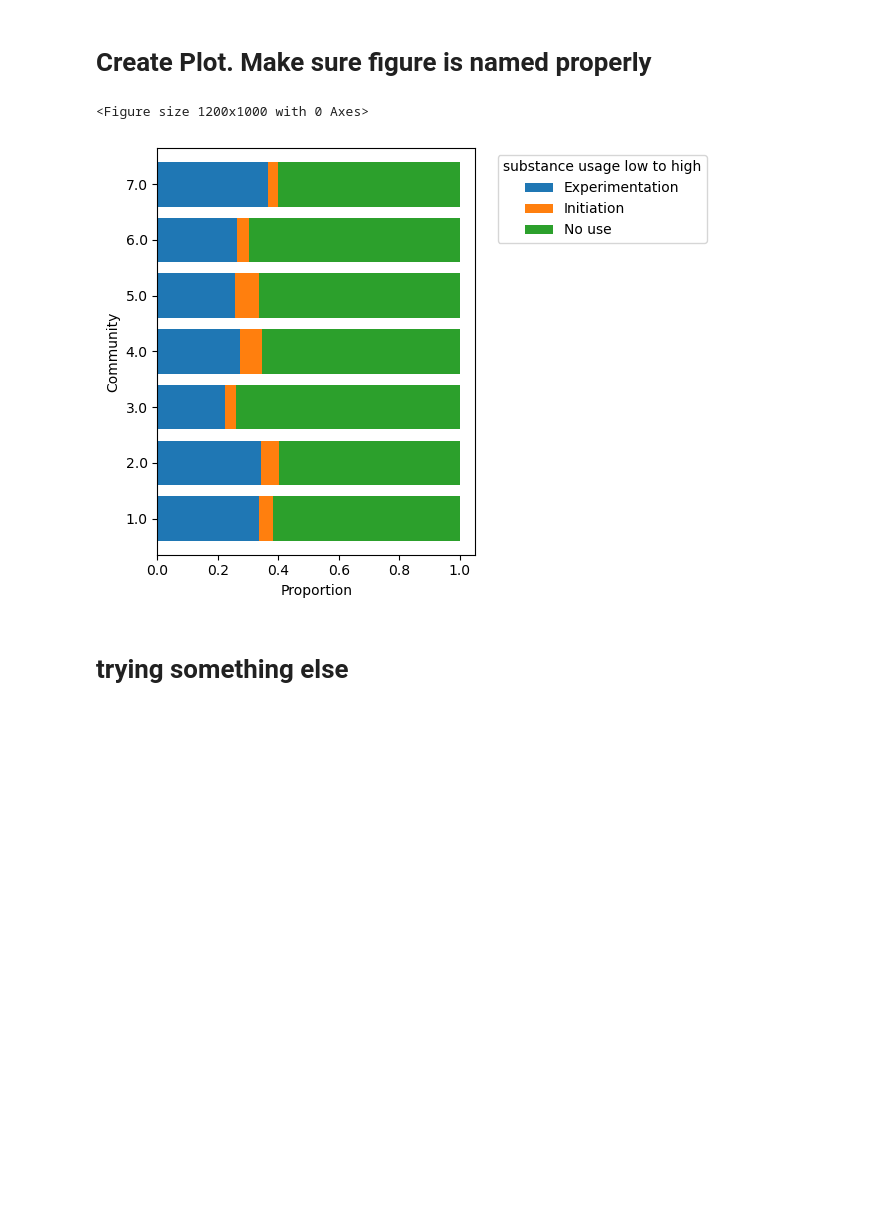
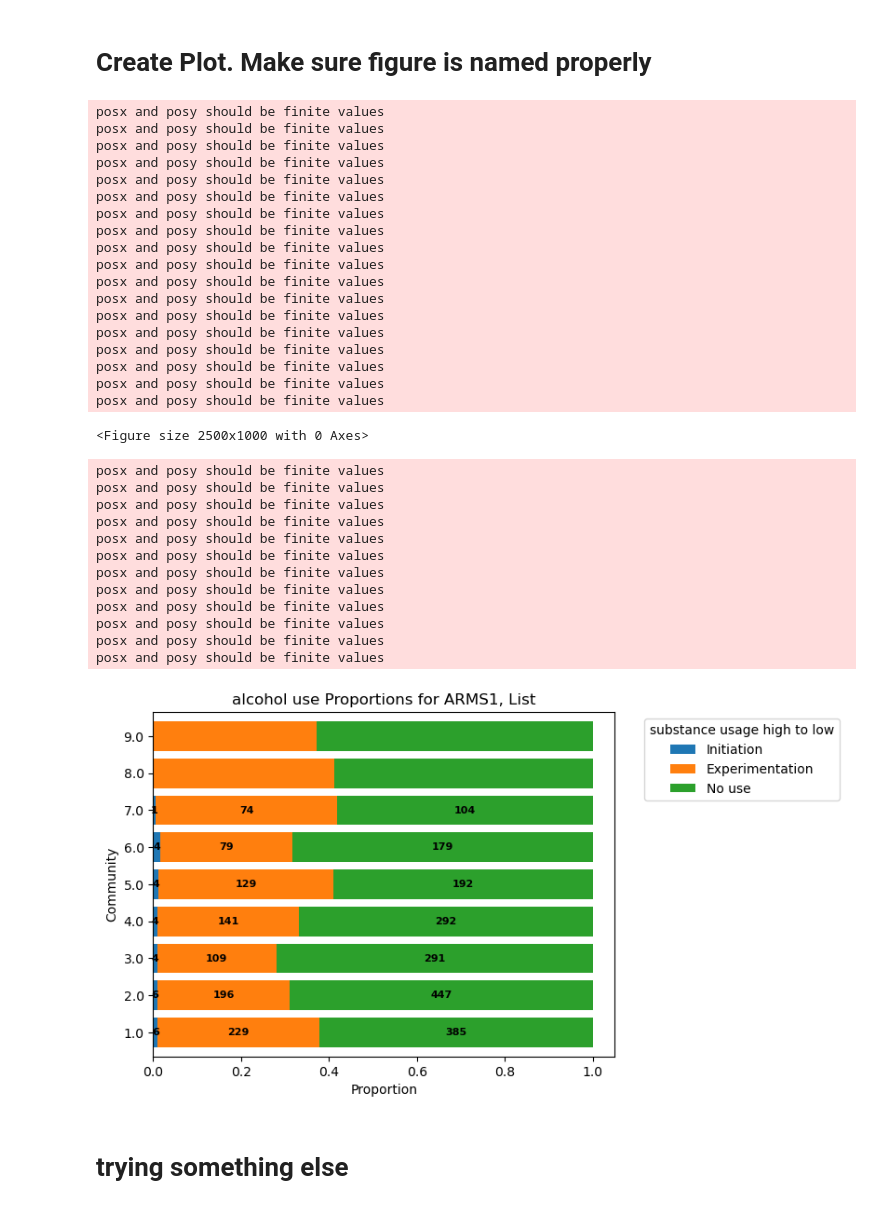
Before and after one commit to lundq163/FRF_results_viz, a Jupyter notebook: substance_use_work/substance_use_horiz_label_fig.ipynb, the cells around one changed output. Saved outputs shown, nothing was run; the diff lists cells and outputs as text; code cells hidden in the pictures; blank space fills up the shorter version.

Commit message:
substance use eda updates

```diff
--- a/substance_use_work/substance_use_horiz_label_fig.ipynb
+++ b/substance_use_work/substance_use_horiz_label_fig.ipynb
@@ -134,5 +136,5 @@ sui_df
 # %%
-merged_use_df = filtered_data_arms2.merge(sui_df, on='subject_id', how='outer')
+merged_use_df = filtered_data_arms1.merge(sui_df, on='subject_id', how='outer')
 merged_use_df
 # %% [output]
 |  | subject_id | community | eventname | alcohol_use_type | nicotine_use_type | cannabis_use_type | ... |
@@ -257,6 +261,6 @@ Name: count, dtype: int64
 # %%
-usage_type = 'any_use_type'
-#usage_type = 'alcohol_use_type'
+#usage_type = 'any_use_type'
+usage_type = 'alcohol_use_type'
 #usage_type = 'nicotine_use_type'
 #usage_type = 'cannabis_use_type'
 #usage_type = 'other_use_type'
@@ -318,5 +322,8 @@ use_df_counts
 #pivot the data to prepare it for visualization
 df_pivot = use_df_counts.pivot(index='community', columns=usage_type, values='proportion')
 df_pivot = df_pivot.sort_index()
+#cols = df_pivot.columns.tolist()
+cols = ["Initiation", "Experimentation", "No use"]
+df_pivot = df_pivot[cols]
 df_pivot
 # %% [output]
@@ -559,32 +568,75 @@ def aggregate_summary_data(summary_data):
 # %%
 #plot the horizontal bar chart of the adhd label proportion data
 
 #create the horizontal stacked bar chart
-plt.figure(figsize=(12, 10))
+plt.figure(figsize=(25, 10))
 ax = df_pivot.plot(kind='barh', stacked=True, width=0.8)
 
 #customize the plot
-#plt.title('ADHD Label Proportion for ARMS1, List')
+plt.title('alcohol use Proportions for ARMS1, List')
 plt.xlabel('Proportion')
 plt.ylabel('Community')
 
 #remove the legend from its current position
 plt.legend().remove()
 
 #add a legend to the right of the plot
-plt.legend(title='substance usage low to high', bbox_to_anchor=(1.05, 1), loc='upper left')
+plt.legend(title='substance usage high to low', bbox_to_anchor=(1.05, 1), loc='upper left')
+
+#adding in counts info
+count_data = use_df_counts.pivot(index='community', columns='alcohol_use_type', values='count').fillna(0)
+
+# Add count annotations on top of each segment in the bar
+for i, community in enumerate(df_pivot.index):
+    cumulative = 0
+    for j, col in enumerate(df_pivot.columns):
+        value = df_pivot.iloc[i, j]
+        count = count_data.loc[community, col] if community in count_data.index and col in count_data.columns else 0
+        middle = cumulative + value / 2
+        ax.text(middle, i, f'{int(count)}', va='center', ha='center', fontweight='bold', fontsize=8)
+        cumulative += value
 
 #add percentage labels on the bars
 #for c in ax.containers:
 #    ax.bar_label(c, fmt='%.2f%%', label_type='center')
 
 #adjust layout and display the plot
-plt.tight_layout()
-#plt.savefig('./list_adhd_proportions_arms1data_remake.png', dpi=300, bbox_inches='tight')
+#plt.tight_layout()
+plt.savefig('/home/faird/lundq163/projects/FRF_results_viz/substance_use_work/list_alc_use_proportions_arms1data_horzbar.png', dpi=300, bbox_inches='tight')
 plt.show()
 # %% [output]
-<Figure size 1200x1000 with 0 Axes>
+posx and posy should be finite values
+posx and posy should be finite values
+posx and posy should be finite values
+posx and posy should be finite values
+posx and posy should be finite values
+posx and posy should be finite values
+posx and posy should be finite values
+posx and posy should be finite values
+posx and posy should be finite values
+posx and posy should be finite values
+posx and posy should be finite values
+posx and posy should be finite values
+posx and posy should be finite values
+posx and posy should be finite values
+posx and posy should be finite values
+posx and posy should be finite values
+posx and posy should be finite values
+posx and posy should be finite values
+<Figure size 2500x1000 with 0 Axes>
+posx and posy should be finite values
+posx and posy should be finite values
+posx and posy should be finite values
+posx and posy should be finite values
+posx and posy should be finite values
+posx and posy should be finite values
+posx and posy should be finite values
+posx and posy should be finite values
+posx and posy should be finite values
+posx and posy should be finite values
+posx and posy should be finite values
+posx and posy should be finite values
-[figure, old version]
+[figure, new version]
 # %% [markdown]
 # trying something else
 # %%
```
Also changed, not shown: parts of 12 cells of this notebook, 8 other files.
